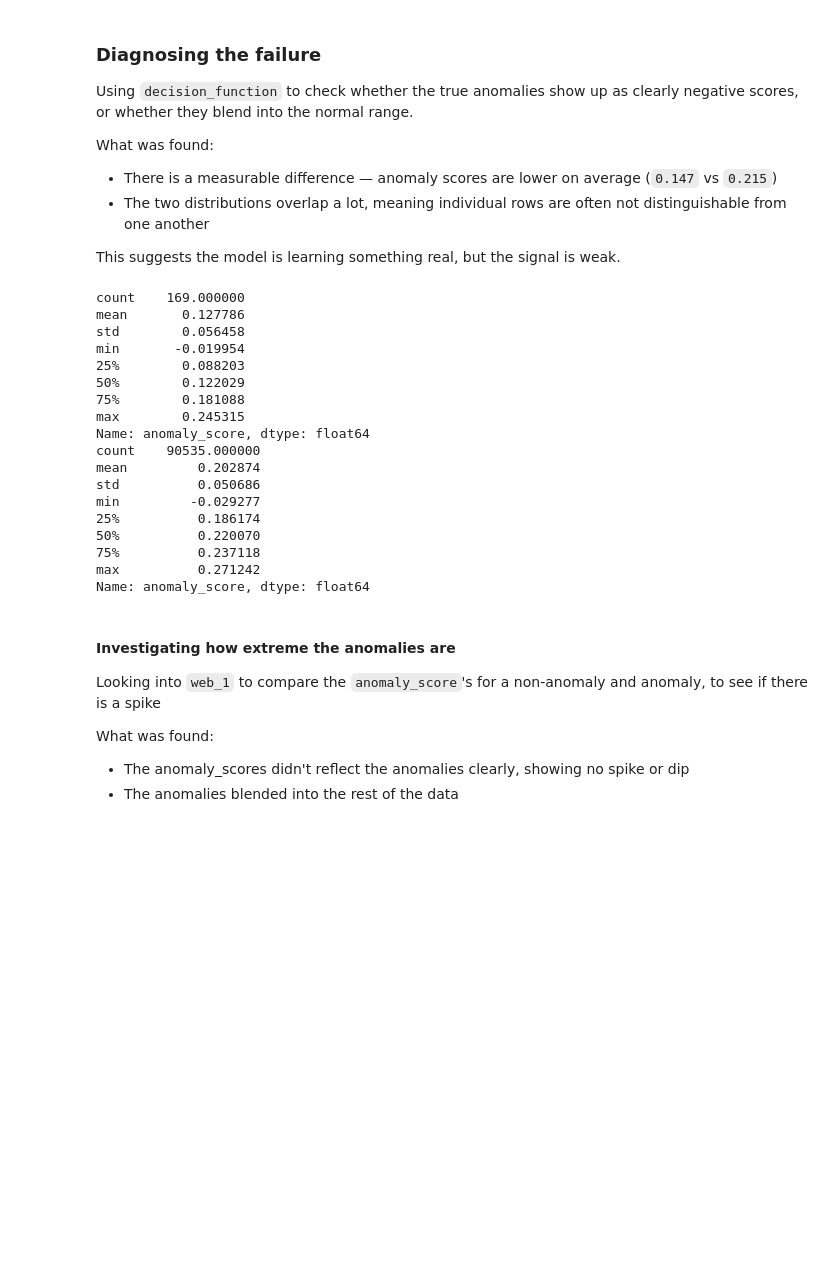
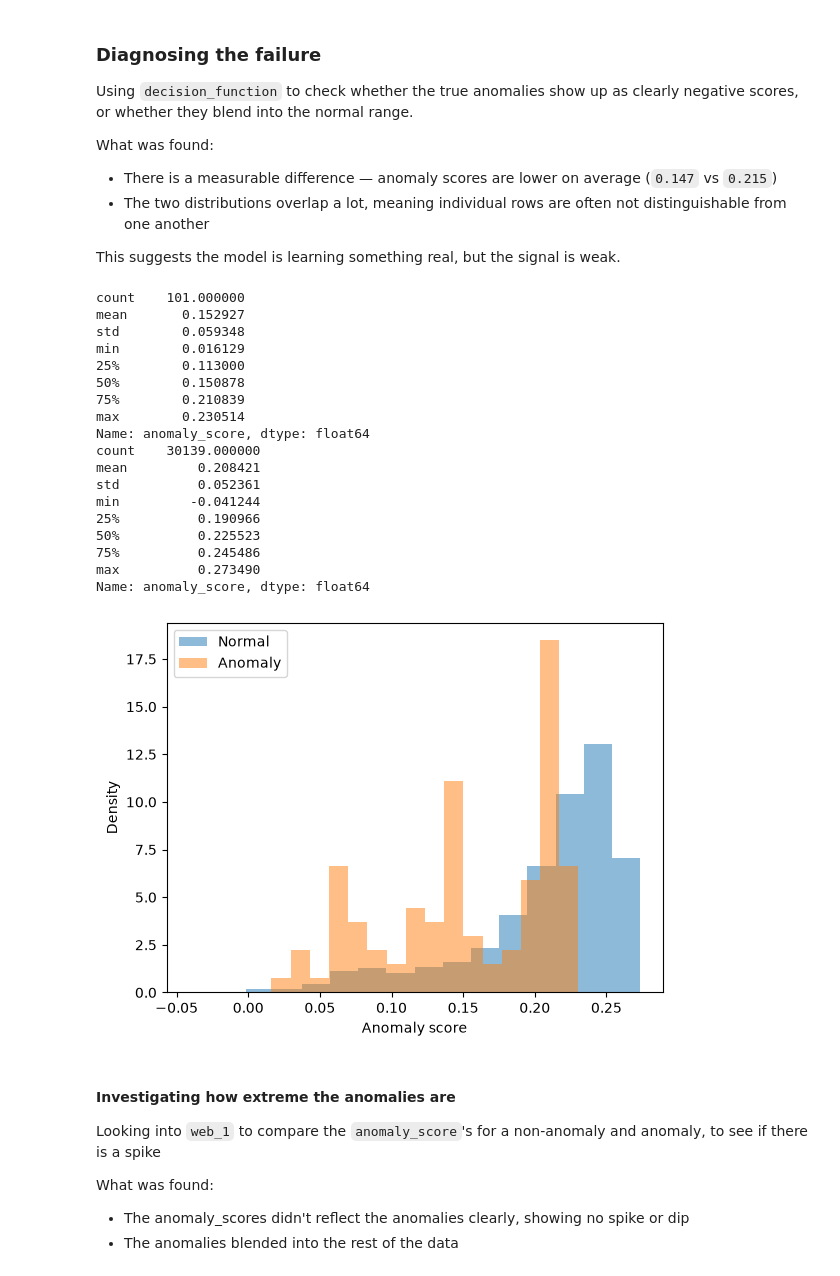
Before and after one commit to RkP17/infra-anomaly-detection, a Jupyter notebook: notebooks/modeling.ipynb, the cells around one changed output. Cells and saved outputs as stored; diff of their text form; code cells hidden in the pictures; blank space fills up the shorter version.

```diff
--- a/notebooks/modeling.ipynb
+++ b/notebooks/modeling.ipynb
@@ -153,28 +200,53 @@ What was found:
 
 This suggests the model is learning something real, but the signal is weak.
 # %%
-df['anomaly_score'] = clf.decision_function(X)
-print(df[df['is_anomaly'] == 1]['anomaly_score'].describe())
-print(df[df['is_anomaly'] == 0]['anomaly_score'].describe())
+test_df['anomaly_score'] = clf.decision_function(X_test)
+print(test_df[test_df['is_anomaly'] == 1]['anomaly_score'].describe())
+print(test_df[test_df['is_anomaly'] == 0]['anomaly_score'].describe())
 # %% [output]
-count    169.000000
-mean       0.127786
-std        0.056458
-min       -0.019954
-25%        0.088203
-50%        0.122029
-75%        0.181088
-max        0.245315
+count    101.000000
+mean       0.152927
+std        0.059348
+min        0.016129
+25%        0.113000
+50%        0.150878
+75%        0.210839
+max        0.230514
 Name: anomaly_score, dtype: float64
-count    90535.000000
-mean         0.202874
-std          0.050686
-min         -0.029277
-25%          0.186174
-50%          0.220070
-75%          0.237118
-max          0.271242
+count    30139.000000
+mean         0.208421
+std          0.052361
+min         -0.041244
+25%          0.190966
+50%          0.225523
+75%          0.245486
+max          0.273490
 Name: anomaly_score, dtype: float64
+# %%
+import matplotlib.pyplot as plt
+
+plt.hist(
+    test_df[test_df['is_anomaly'] == 0]['anomaly_score'],
+    bins=16,
+    alpha=0.5,
+    density=True,
+    label='Normal'
+)
+
+plt.hist(
+    test_df[test_df['is_anomaly'] == 1]['anomaly_score'],
+    bins=16,
+    alpha=0.5,
+    density=True,
+    label='Anomaly'
+)
+
+plt.xlabel("Anomaly score")
+plt.ylabel("Density")
+plt.legend()
+plt.show()
+# %% [output]
+[figure, added]
 # %% [markdown]
 #### Investigating how extreme the anomalies are
 Looking into `web_1` to compare the `anomaly_score`'s for a non-anomaly and anomaly, to see if there is a spike
```
Also changed, not shown: parts of 17 cells of this notebook.
